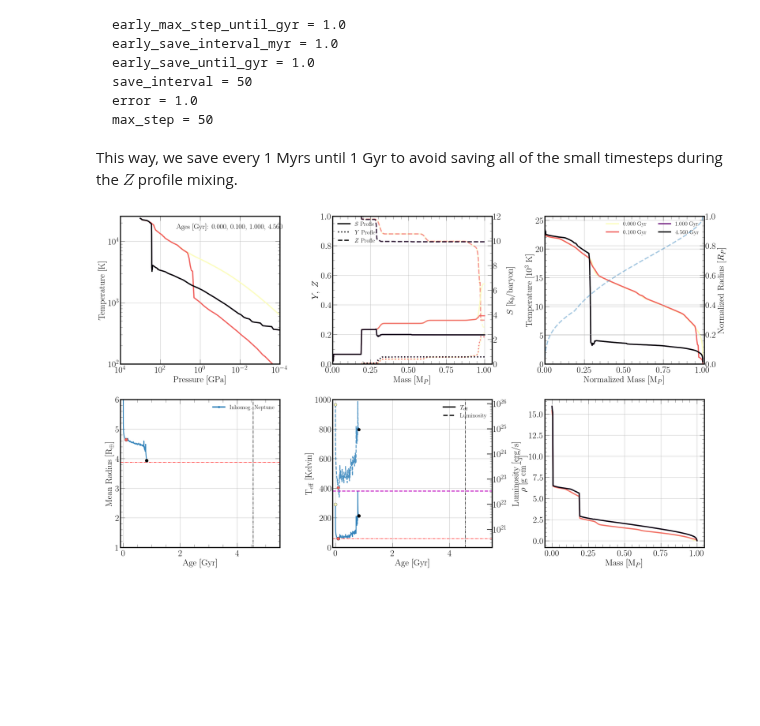
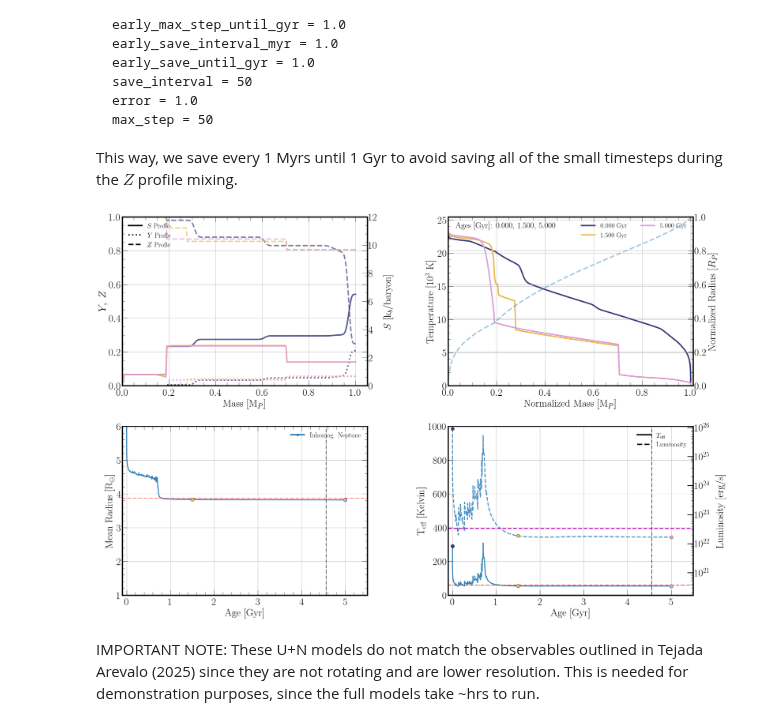
Before and after one commit to robtejada/orchard-public, a Jupyter notebook: tutorial_solarsystem_planets.ipynb, the cells around one changed output. Cells and saved outputs as stored; diff of their text form; code cells hidden in the pictures; blank space fills up the shorter version.

```diff
--- a/tutorial_solarsystem_planets.ipynb
+++ b/tutorial_solarsystem_planets.ipynb
@@ -289,28 +289,31 @@ This way, we save every 1 Myrs until 1 Gyr to avoid saving all of the small time
 # %%
 import plot_class
 
 paths = [
     'parameter_examples/parameter_user_neptune_inhomog_struct_example1.ini',
 ]
 
 init = plot_class.init_plot(paths = paths,
                             plot_Js = False, # set this to True if rotation=True to see J2 and J4 evolution in the age plot
                             )
 
 # specify legend labels for each model (in order of paths list)
 labels = [
     r'Inhomog. Neptune',
 ]
 
 init.age_plot(
-    ages=[0, 0.1, 1.0, 4.56], # input ages to plot (in Gyr)
+    ages=[0, 1.5, 5.0], # input ages to plot (in Gyr)
     output_file='age_compare',
     labels=labels,
     save=False,
     leg_size=20,
-    panel_num = 6,
+    panel_num = 4,
     rad_temp_plot=True,
+    cmap='tab20b'
 
 )
 # %% [output]
-[figure, old version]
+[figure, new version]
+# %% [markdown]
+IMPORTANT NOTE: These U+N models do not match the observables outlined in Tejada Arevalo (2025) since they are not rotating and are lower resolution. This is needed for demonstration purposes, since the full models take ~hrs to run.
```
Also changed, not shown: parts of 1 cell of this notebook, 2 other files.
